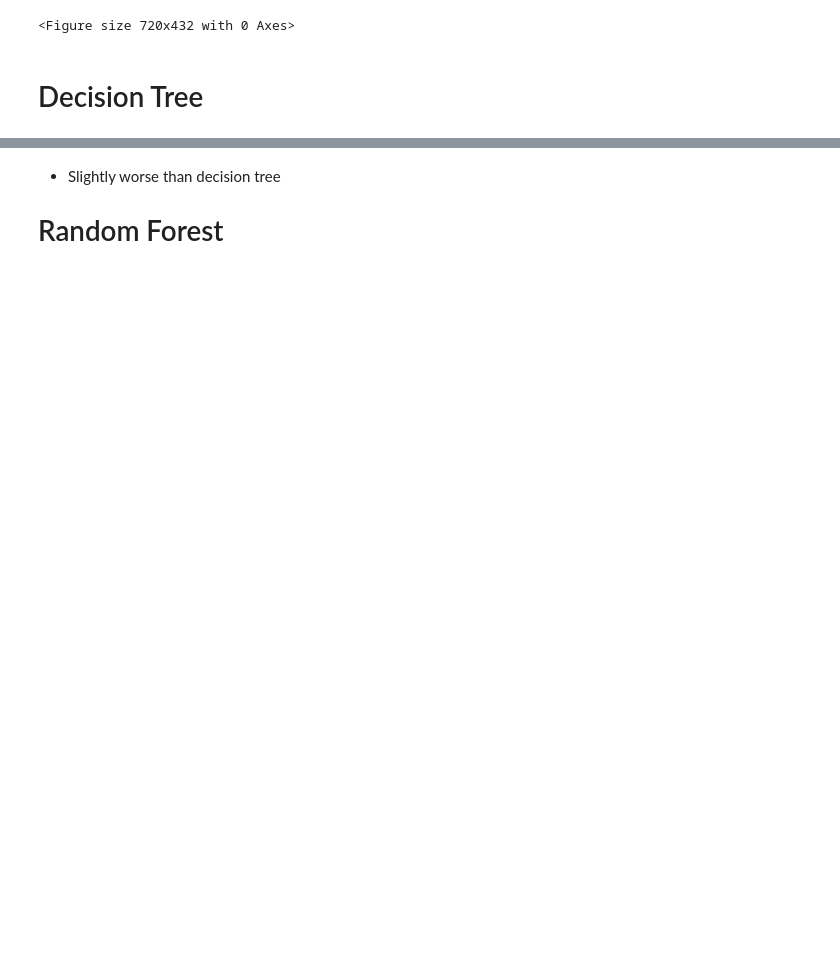
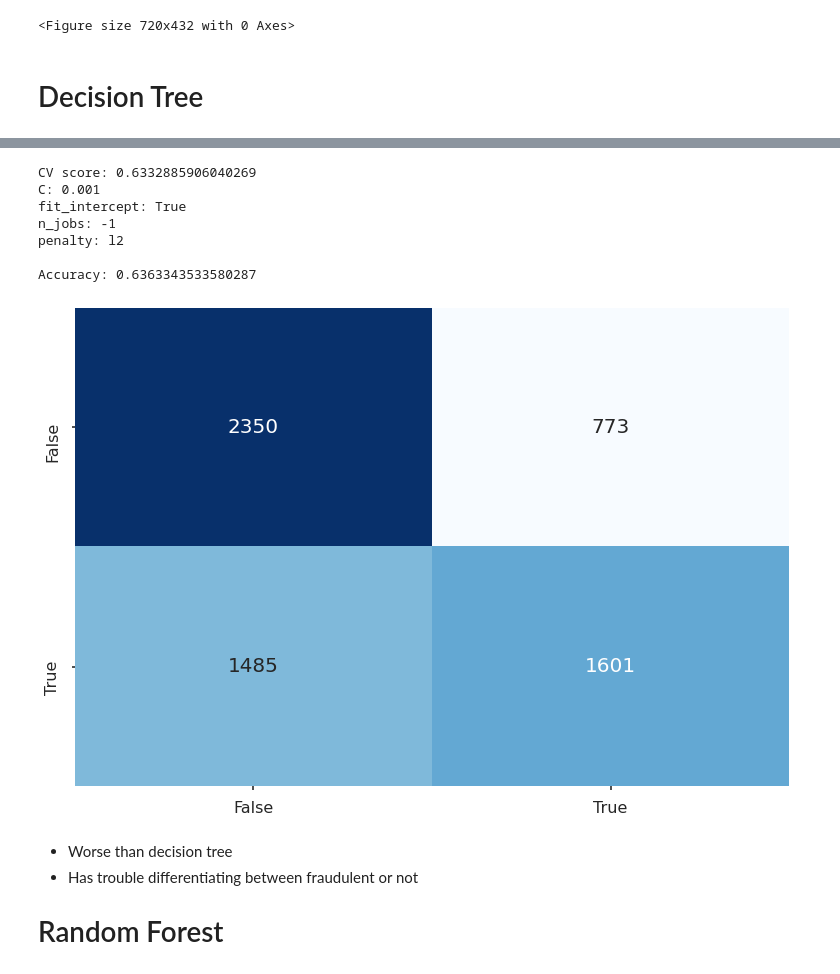
Before and after one commit to jbofill10/C1_Transaction_Data, a Jupyter notebook: ModelResults.ipynb, the cells around one changed output, grey strips where cells are left out. Drawn from its saved outputs; the diff is of its cells as text; code cells hidden in the pictures; blank space fills up the shorter version.

```diff
--- a/ModelResults.ipynb
+++ b/ModelResults.ipynb
@@ -77,13 +80,25 @@ ValueError: Number of features of the model must match the input. Model n_featur
 # %%
 log_reg = results['log_reg'].best_estimator_
 print(f'CV score: {results["log_reg"].best_score_}')
 for key, value in results["log_reg"].best_params_.items():
     print(f'{key}: {value}')
+
 y_pred = log_reg.predict(data['x_test'])
-log = [y_true, y_pred]
+y_pred_prob = log_reg.predict_proba(data['x_test'])[:,1]
+log = [y_true, y_pred_prob]
 plot_confusion(y_pred, y_true)
+# %% [output]
+CV score: 0.6332885906040269
+C: 0.001
+fit_intercept: True
+n_jobs: -1
+penalty: l2
+
+Accuracy: 0.6363343533580287
+[figure, added]
 # %% [markdown]
-* Slightly worse than decision tree
+* Worse than decision tree
+* Has trouble differentiating between fraudulent or not
 # Random Forest
 # %%
 rf = results['rf'].best_estimator_
```
Also changed, not shown: parts of 13 cells of this notebook, 3 other files.
